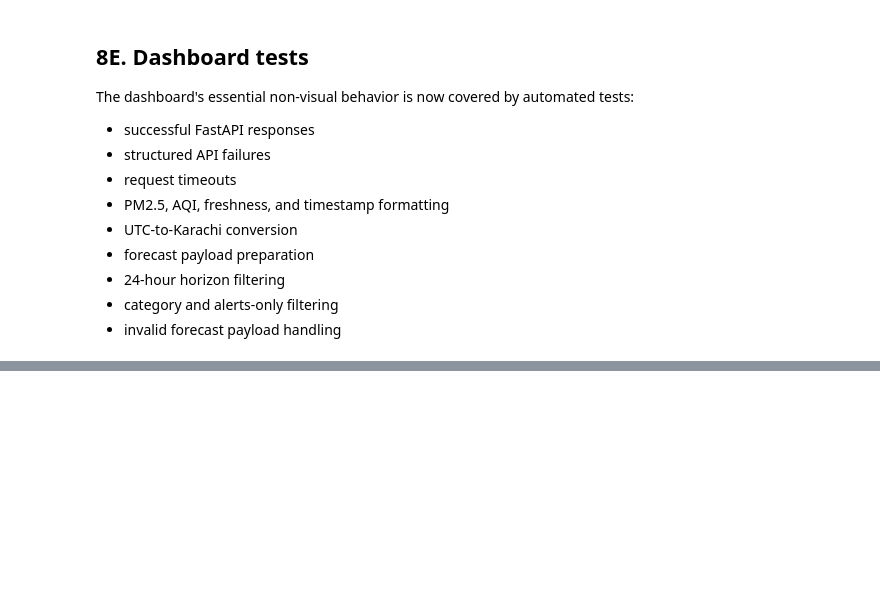
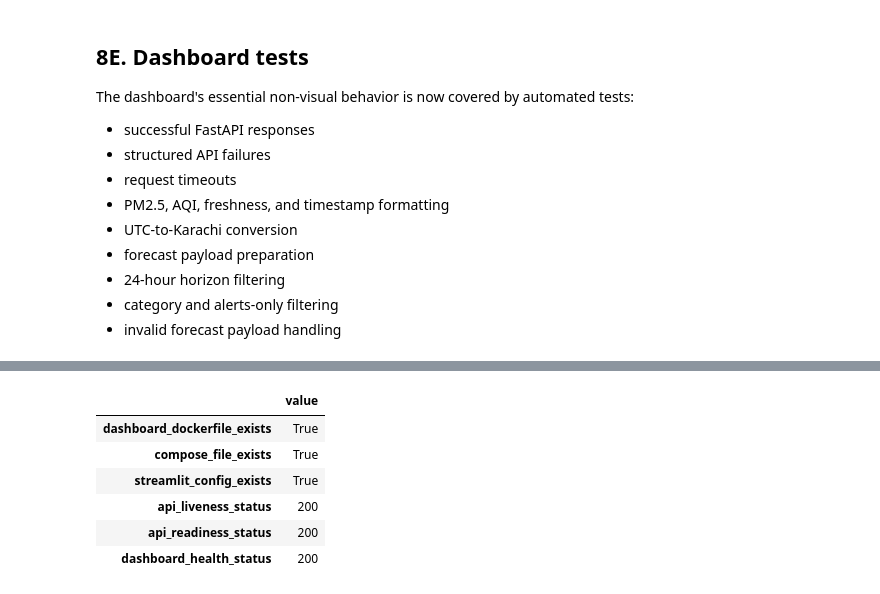
Before and after one commit to riyanj220/pearls-aqi-predictor, a Jupyter notebook: notebooks/09_build_streamlit_dashboard.ipynb, the cells around one changed output, grey strips where cells are left out. Drawn from its saved outputs; the diff is of its cells as text; code cells hidden in the pictures; blank space fills up the shorter version.

Commit message:
rerun inference and alerts notebook for fresh data Docker compose and final validation

```diff
--- a/notebooks/09_build_streamlit_dashboard.ipynb
+++ b/notebooks/09_build_streamlit_dashboard.ipynb
@@ -2143,0 +2158,76 @@ The dashboard's essential non-visual behavior is now covered by automated tests:
+# %%
+from pathlib import Path
+import json
+
+import requests
+
+
+PROJECT_ROOT = Path.cwd().resolve()
+
+if PROJECT_ROOT.name == "notebooks":
+    PROJECT_ROOT = PROJECT_ROOT.parent
+
+
+final_dashboard_checks = {
+    "dashboard_dockerfile_exists": (
+        PROJECT_ROOT
+        / "dashboard"
+        / "Dockerfile"
+    ).exists(),
+    "compose_file_exists": (
+        PROJECT_ROOT
+        / "compose.yaml"
+    ).exists(),
+    "streamlit_config_exists": (
+        PROJECT_ROOT
+        / ".streamlit"
+        / "config.toml"
+    ).exists(),
+}
+
+
+api_live_response = requests.get(
+    "http://localhost:8000/api/v1/health/live",
+    timeout=10,
+)
+
+api_ready_response = requests.get(
+    "http://localhost:8000/api/v1/health/ready",
+    timeout=10,
+)
+
+dashboard_health_response = requests.get(
+    "http://localhost:8501/_stcore/health",
+    timeout=10,
+)
+
+
+final_dashboard_checks.update(
+    {
+        "api_liveness_status": (
+            api_live_response.status_code
+        ),
+        "api_readiness_status": (
+            api_ready_response.status_code
+        ),
+        "dashboard_health_status": (
+            dashboard_health_response.status_code
+        ),
+    }
+)
+
+
+display(
+    pd.Series(
+        final_dashboard_checks,
+        name="value",
+    ).to_frame()
+)
+# %% [output]
+|  | value |
+| dashboard_dockerfile_exists | True |
+| compose_file_exists | True |
+| streamlit_config_exists | True |
+| api_liveness_status | 200 |
+| api_readiness_status | 200 |
+| dashboard_health_status | 200 |
```
Also changed, not shown: parts of 2 cells of this notebook, 2 other files.
